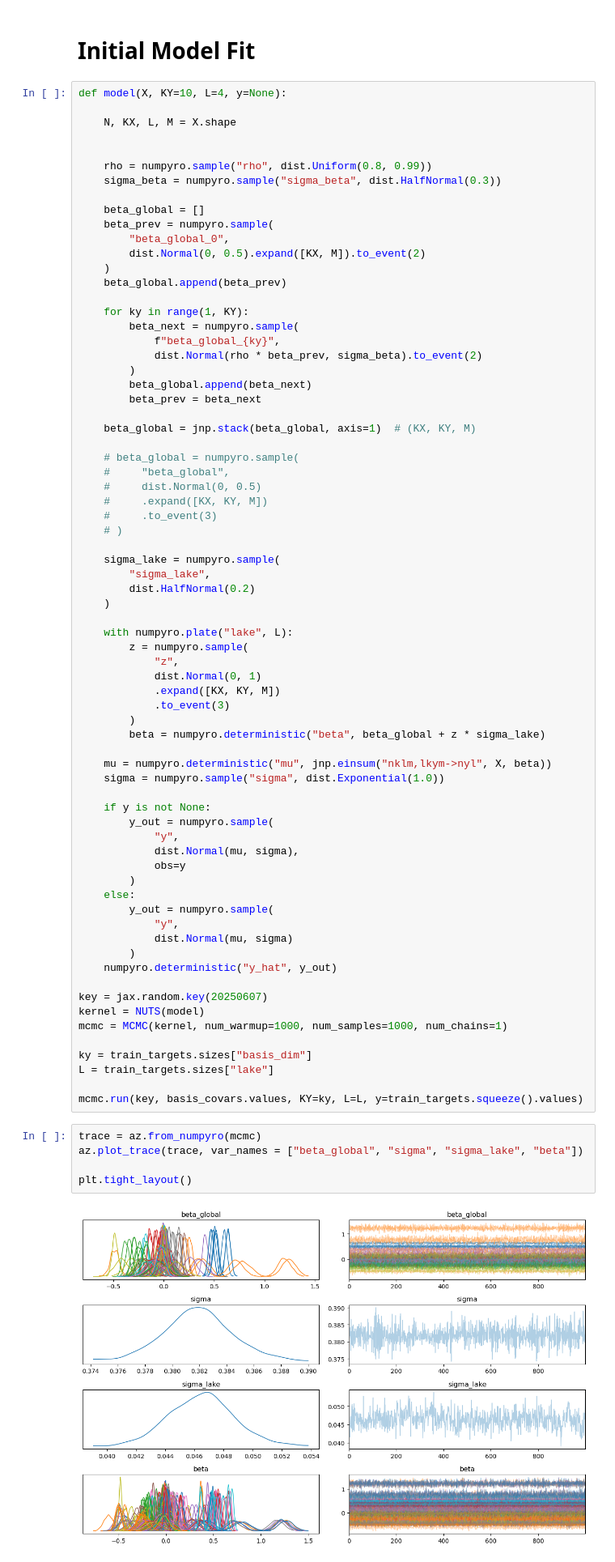
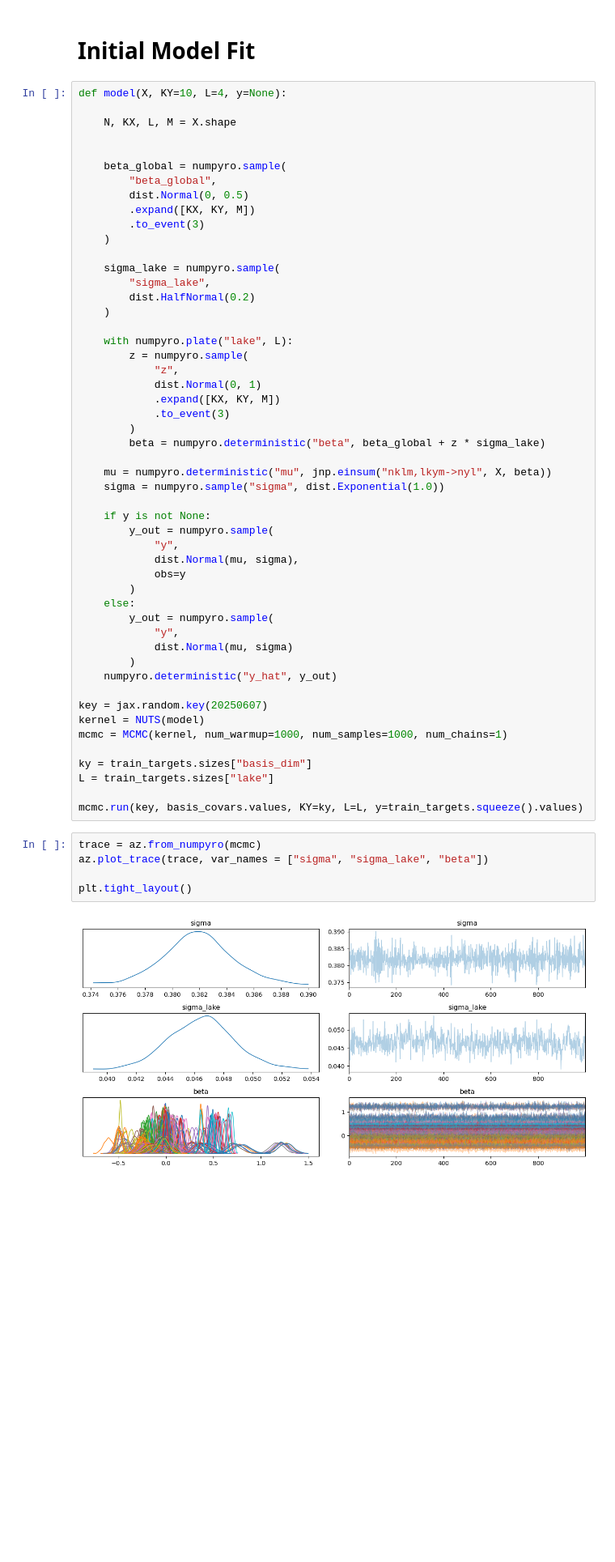
Before and after one commit to great-lakes-ai-lab/NBS-Predictor-MVP, a Jupyter notebook: notebooks/exploratory/1_MTM_fda.ipynb, the cells around one changed output. Shown at 81% size. Drawn from its saved outputs; the diff is of its cells as text; blank space fills up the shorter version.

```diff
--- a/notebooks/exploratory/1_MTM_fda.ipynb
+++ b/notebooks/exploratory/1_MTM_fda.ipynb
@@ -244,32 +244,12 @@ def model(X, KY=10, L=4, y=None):
     N, KX, L, M = X.shape
 
 
-    rho = numpyro.sample("rho", dist.Uniform(0.8, 0.99))
-    sigma_beta = numpyro.sample("sigma_beta", dist.HalfNormal(0.3))
-
-    beta_global = []
-    beta_prev = numpyro.sample(
-        "beta_global_0",
-        dist.Normal(0, 0.5).expand([KX, M]).to_event(2)
+    beta_global = numpyro.sample(
+        "beta_global",
+        dist.Normal(0, 0.5)
+        .expand([KX, KY, M])
+        .to_event(3)
     )
-    beta_global.append(beta_prev)
-
-    for ky in range(1, KY):
-        beta_next = numpyro.sample(
-            f"beta_global_{ky}",
-            dist.Normal(rho * beta_prev, sigma_beta).to_event(2)
-        )
-        beta_global.append(beta_next)
-        beta_prev = beta_next
-
-    beta_global = jnp.stack(beta_global, axis=1)  # (KX, KY, M)
-
-    # beta_global = numpyro.sample(
-    #     "beta_global",
-    #     dist.Normal(0, 0.5)
-    #     .expand([KX, KY, M])
-    #     .to_event(3)
-    # )
 
     sigma_lake = numpyro.sample(
         "sigma_lake",
@@ -311,11 +291,11 @@ L = train_targets.sizes["lake"]
 mcmc.run(key, basis_covars.values, KY=ky, L=L, y=train_targets.squeeze().values)
 # %%
 trace = az.from_numpyro(mcmc)
-az.plot_trace(trace, var_names = ["beta_global", "sigma", "sigma_lake", "beta"])
+az.plot_trace(trace, var_names = ["sigma", "sigma_lake", "beta"])
 
 plt.tight_layout()
 # %% [output]
-[figure, old version]
+[figure, new version]
 # %% [markdown]
 ## Prediction Function
 # %%
```
Also changed, not shown: parts of 1 cell of this notebook.
